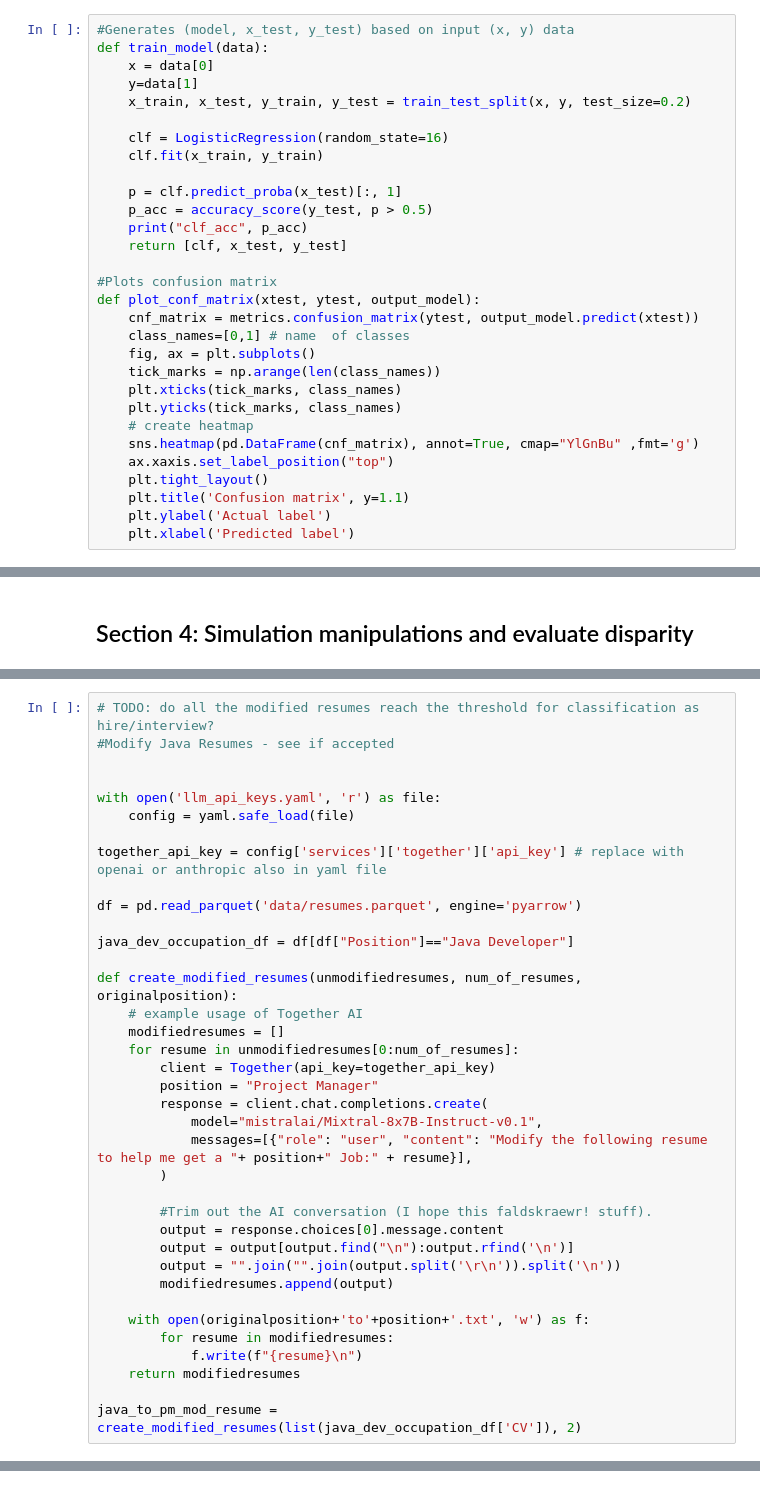
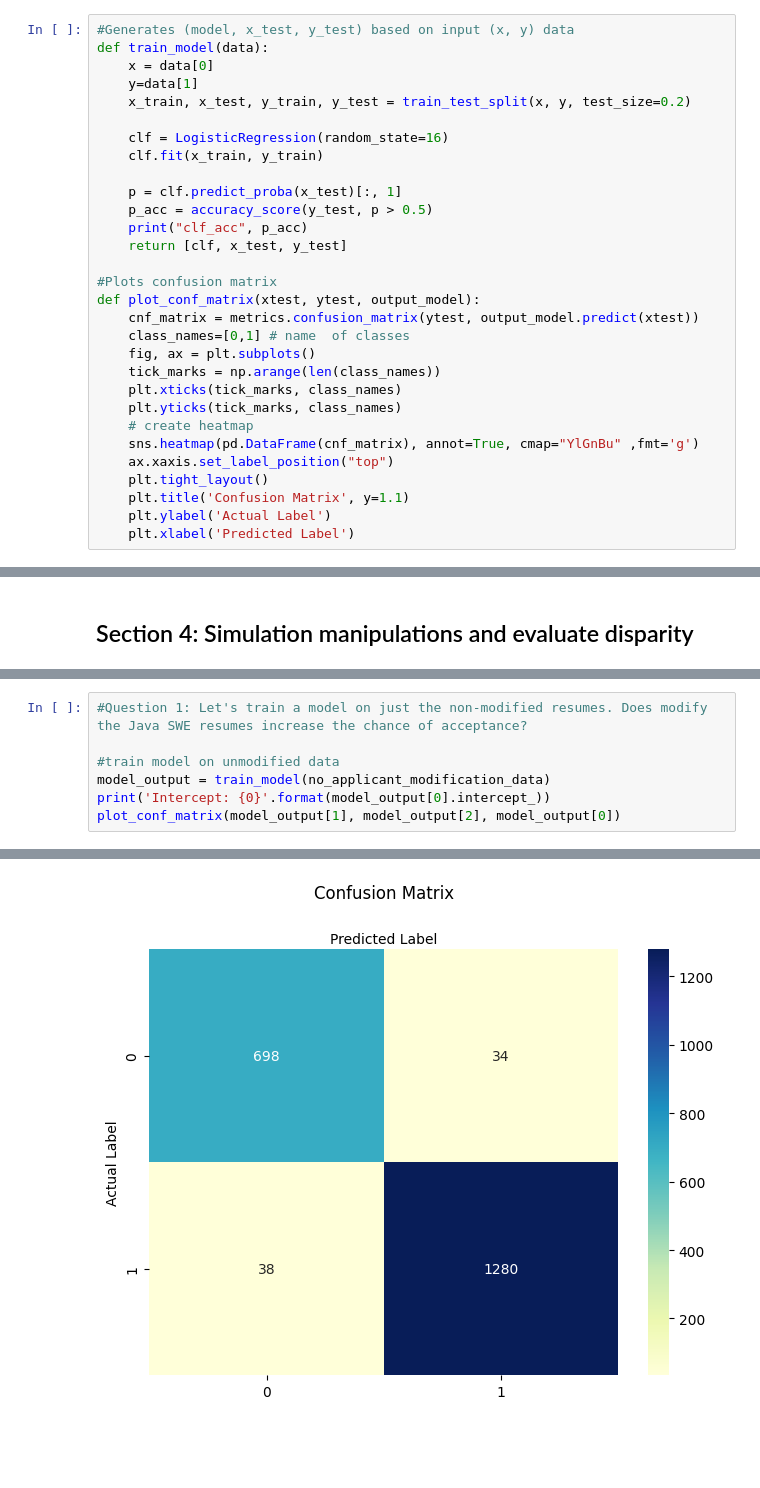
Before and after one commit to heyyjudes/llm-hiring-ecosystem, a Jupyter notebook: resume-experiments.ipynb, the cells around one changed output, grey strips where cells are left out. Drawn from its saved outputs; the diff is of its cells as text; blank space fills up the shorter version.

```diff
--- a/resume-experiments.ipynb
+++ b/resume-experiments.ipynb
@@ -248,9 +246,9 @@ def plot_conf_matrix(xtest, ytest, output_model):
     sns.heatmap(pd.DataFrame(cnf_matrix), annot=True, cmap="YlGnBu" ,fmt='g')
     ax.xaxis.set_label_position("top")
     plt.tight_layout()
-    plt.title('Confusion matrix', y=1.1)
-    plt.ylabel('Actual label')
-    plt.xlabel('Predicted label')
+    plt.title('Confusion Matrix', y=1.1)
+    plt.ylabel('Actual Label')
+    plt.xlabel('Predicted Label')
 # %%
 test_resumes = []
 
@@ -336,38 +269,8 @@ java_to_pm_mod_resume = create_modified_resumes(list(java_dev_occupation_df['CV'
 # %%
-# TODO: do all the modified resumes reach the threshold for classification as hire/interview?
-#Modify Java Resumes - see if accepted
+#Question 1: Let's train a model on just the non-modified resumes. Does modify the Java SWE resumes increase the chance of acceptance?
 
-
-with open('llm_api_keys.yaml', 'r') as file:
-    config = yaml.safe_load(file)
-
-together_api_key = config['services']['together']['api_key'] # replace with openai or anthropic also in yaml file
-
-df = pd.read_parquet('data/resumes.parquet', engine='pyarrow')
-
-java_dev_occupation_df = df[df["Position"]=="Java Developer"]
-
-def create_modified_resumes(unmodifiedresumes, num_of_resumes, originalposition):
-    # example usage of Together AI
-    modifiedresumes = []
-    for resume in unmodifiedresumes[0:num_of_resumes]:
-        client = Together(api_key=together_api_key)
-        position = "Project Manager"
-        response = client.chat.completions.create(
-            model="mistralai/Mixtral-8x7B-Instruct-v0.1",
-            messages=[{"role": "user", "content": "Modify the following resume to help me get a "+ position+" Job:" + resume}],
-        )
-
-        #Trim out the AI conversation (I hope this faldskraewr! stuff).
-        output = response.choices[0].message.content
-        output = output[output.find("\n"):output.rfind('\n')]
-        output = "".join("".join(output.split('\r\n')).split('\n'))
-        modifiedresumes.append(output)
-
-    with open(originalposition+'to'+position+'.txt', 'w') as f:
-        for resume in modifiedresumes:
-            f.write(f"{resume}\n")
-    return modifiedresumes
-
-java_to_pm_mod_resume = create_modified_resumes(list(java_dev_occupation_df['CV']), 2)
+#train model on unmodified data
+model_output = train_model(no_applicant_modification_data)
+print('Intercept: {0}'.format(model_output[0].intercept_))
+plot_conf_matrix(model_output[1], model_output[2], model_output[0])
 # %% [output]
@@ -374,0 +286 @@ java_to_pm_mod_resume = create_modified_resumes(list(java_dev_occupation_df['CV'
+[figure, added]
```
Also changed, not shown: parts of 21 cells of this notebook.
